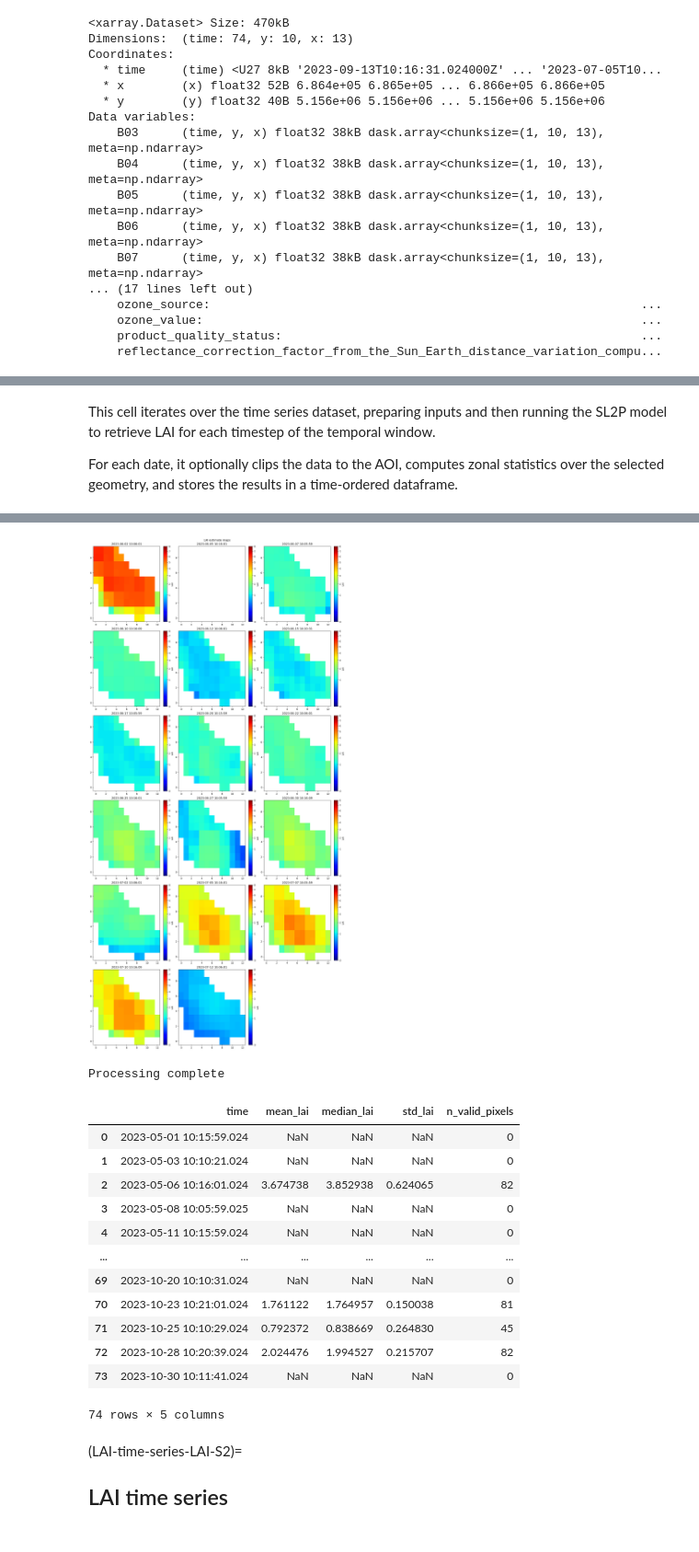
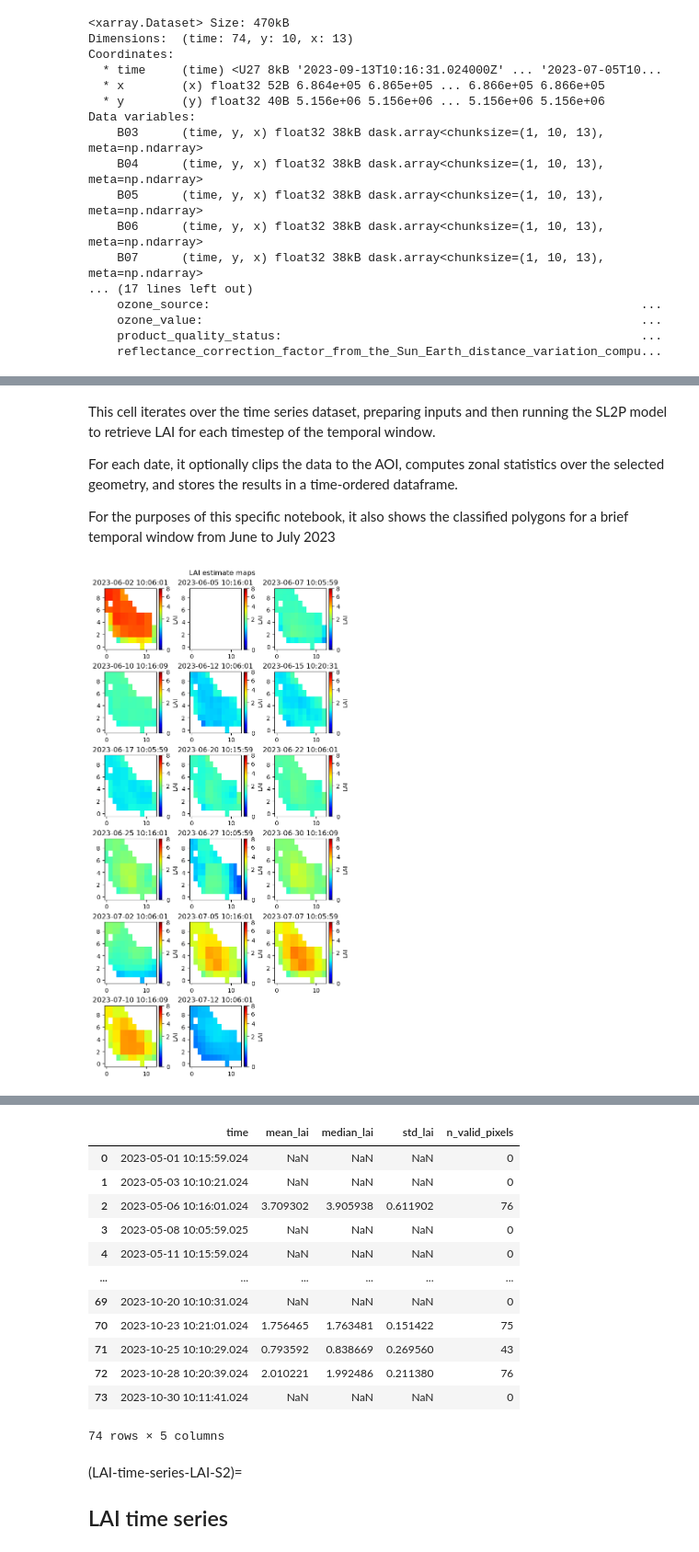
Before and after one commit to EOPF-Sample-Service/eopf-sample-notebooks, a Jupyter notebook: notebooks/Sentinel-2/SL2P_LAI_retrieval.ipynb, the cells around one changed output, grey strips where cells are left out. Shown at 92% size. Saved outputs shown, nothing was run; the diff lists cells and outputs as text; code cells hidden in the pictures.

Commit message:
small edits to notebook and new geojson file

```diff
--- a/notebooks/Sentinel-2/SL2P_LAI_retrieval.ipynb
+++ b/notebooks/Sentinel-2/SL2P_LAI_retrieval.ipynb
@@ -197,12 +207,13 @@ Expected inputs (from LAI_data_preprocess.ipynb):
 # %%
-variableName = "LAI"  # fAPAR, fCOVER, CWC, CCC, LAI, Albedo
-imageCollectionName = "S2_10m"  # cubes already at 10 m
-method = "SL2P"  # SL2P or SL2PCCRS
-# Zarr cubes are already scaled to surface reflectance (0-1), so skip SL2P pre-scaling.
+variableName = "LAI"
+imageCollectionName = "S2_10m"
+method = "SL2P"
+
 PRESCALED_INPUT = True
+
 # (Opt.) Clipping to AOI - requires AOI shapefile. Reduces processing time and output file size.
 clipping = True
-AOI_path = "./geojson/test_sites.geojson"
+AOI_path = "./geojson/renon_fields.geojson"
 
 if clipping and not os.path.exists(AOI_path):
     raise FileNotFoundError(f"AOI shapefile not found: {AOI_path}")
@@ -408,7 +415,11 @@ def summarize_lai_by_polygons(varmap_ds, variable_name, polygons_gdf, profile):
 This cell iterates over the time series dataset, preparing inputs and then running the SL2P model to retrieve LAI for each timestep of the temporal window.
 
 For each date, it optionally clips the data to the AOI, computes zonal statistics over the selected geometry, and stores the results in a time-ordered dataframe.
+
+For the purposes of this specific notebook, it also shows the classified polygons for a brief temporal window from June to July 2023
 # %%
+from tqdm import tqdm
+
 lai_stats_rows = []
 stats_geometry = None
 stats_geometry_crs = None
@@ -418,7 +429,9 @@ plot_end = pd.Timestamp("2023-07-15")
 
 maps_to_plot = []
 
-for idx, t in enumerate(sorted(ds_time_series.time.values), start=1):
+time_values = sorted(ds_time_series.time.values)
+
+for idx, t in enumerate(tqdm(time_values, desc="Processing time steps"), start=1):
     start = time.time()
     time_value = pd.to_datetime(t.item(), utc=True).tz_localize(None)
     time_label = time_value.strftime("%Y-%m-%d %H:%M:%S")
@@ -441,6 +454,7 @@ for idx, t in enumerate(sorted(ds_time_series.time.values), start=1):
     ############################
     # Build SL2P input and run the SL2P model
     sl2p_inp, dims = build_sl2p_input(ds, net_options, PRESCALED_INPUT)
+
     with warnings.catch_warnings(), redirect_stdout(io.StringIO()):
         warnings.filterwarnings(
             "ignore",
@@ -477,8 +491,6 @@ for idx, t in enumerate(sorted(ds_time_series.time.values), start=1):
         }
     )
 
-    print(f"Processed {time_label} ({idx}/{len(hrefs)}) in {time.time() - start:.2f} s")
-
     if hasattr(source_ds, "close"):
         source_ds.close()
 
@@ -486,32 +498,34 @@ for idx, t in enumerate(sorted(ds_time_series.time.values), start=1):
     gc.collect()
 
 #############################
+# Plot the LAI maps for the selected dates. Only valid estimates are shown (outputFlag == 0).
 if maps_to_plot:
     ncols = 3
     nrows = math.ceil(len(maps_to_plot) / ncols)
 
     fig, axes = plt.subplots(
-        nrows, ncols, figsize=(15, 5 * nrows), constrained_layout=True
+        nrows, ncols, figsize=(6, 2 * nrows), constrained_layout=True
     )
     axes = np.ravel(axes)
 
     norm = colors.PowerNorm(gamma=0.5, vmin=0, vmax=8)
 
     for ax, item in zip(axes, maps_to_plot):
         item["data"].plot(
             ax=ax, cmap="jet", norm=norm, cbar_kwargs={"label": variableName}
         )
         ax.set(title=item["time_label"], xlabel="", ylabel="")
 
     for ax in axes[len(maps_to_plot) :]:
         ax.axis("off")
 
     plt.suptitle(f"{variableName} estimate maps")
     plt.show()
 #############################
 
+lai_stats_df = pd.DataFrame(lai_stats_rows).sort_values("time").reset_index(drop=True)
 
-lai_stats_df = pd.DataFrame(lai_stats_rows).sort_values("time").reset_index(drop=True)
 print("Processing complete")
 lai_stats_df
 # %% [output]
+[figure, new version]
@@ -535,18 +533,16 @@ Processed 2023-10-30 10:11:41 (74/74) in 0.09 s
-[figure, old version]
+|  | time | mean_lai | median_lai | std_lai | n_valid_pixels |
+| 0 | 2023-05-01 10:15:59.024 | NaN | NaN | NaN | 0 |
+| 1 | 2023-05-03 10:10:21.024 | NaN | NaN | NaN | 0 |
+| 2 | 2023-05-06 10:16:01.024 | 3.709302 | 3.905938 | 0.611902 | 76 |
+| 3 | 2023-05-08 10:05:59.025 | NaN | NaN | NaN | 0 |
+| 4 | 2023-05-11 10:15:59.024 | NaN | NaN | NaN | 0 |
+| ... | ... | ... | ... | ... | ... |
+| 69 | 2023-10-20 10:10:31.024 | NaN | NaN | NaN | 0 |
+| 70 | 2023-10-23 10:21:01.024 | 1.756465 | 1.763481 | 0.151422 | 75 |
+| 71 | 2023-10-25 10:10:29.024 | 0.793592 | 0.838669 | 0.269560 | 43 |
+| 72 | 2023-10-28 10:20:39.024 | 2.010221 | 1.992486 | 0.211380 | 76 |
+| 73 | 2023-10-30 10:11:41.024 | NaN | NaN | NaN | 0 |
-Processing complete
+74 rows × 5 columns
-|  | time | mean_lai | median_lai | std_lai | n_valid_pixels |
-| 0 | 2023-05-01 10:15:59.024 | NaN | NaN | NaN | 0 |
-| 1 | 2023-05-03 10:10:21.024 | NaN | NaN | NaN | 0 |
-| 2 | 2023-05-06 10:16:01.024 | 3.674738 | 3.852938 | 0.624065 | 82 |
-| 3 | 2023-05-08 10:05:59.025 | NaN | NaN | NaN | 0 |
-| 4 | 2023-05-11 10:15:59.024 | NaN | NaN | NaN | 0 |
-| ... | ... | ... | ... | ... | ... |
-| 69 | 2023-10-20 10:10:31.024 | NaN | NaN | NaN | 0 |
-| 70 | 2023-10-23 10:21:01.024 | 1.761122 | 1.764957 | 0.150038 | 81 |
-| 71 | 2023-10-25 10:10:29.024 | 0.792372 | 0.838669 | 0.264830 | 45 |
-| 72 | 2023-10-28 10:20:39.024 | 2.024476 | 1.994527 | 0.215707 | 82 |
-| 73 | 2023-10-30 10:11:41.024 | NaN | NaN | NaN | 0 |
-74 rows × 5 columns
 # %% [markdown]
 (LAI-time-series-LAI-S2)=
 
```
Also changed, not shown: parts of 15 cells of this notebook, 1 other file.
